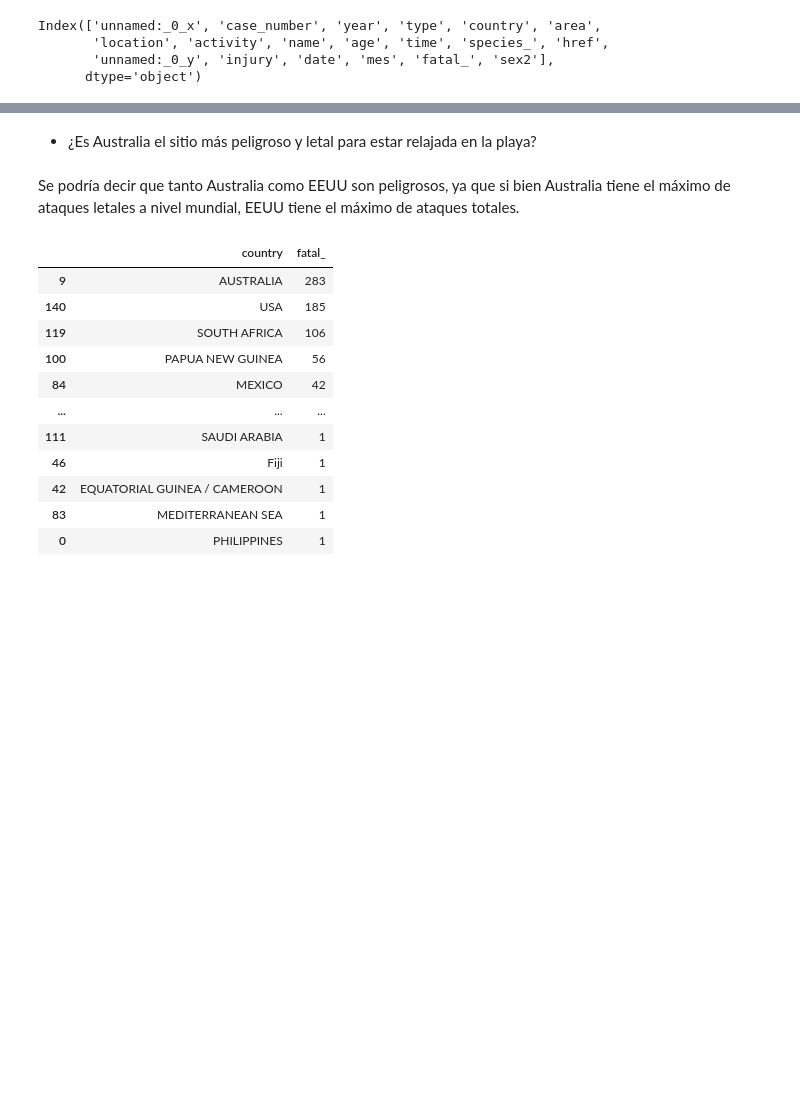
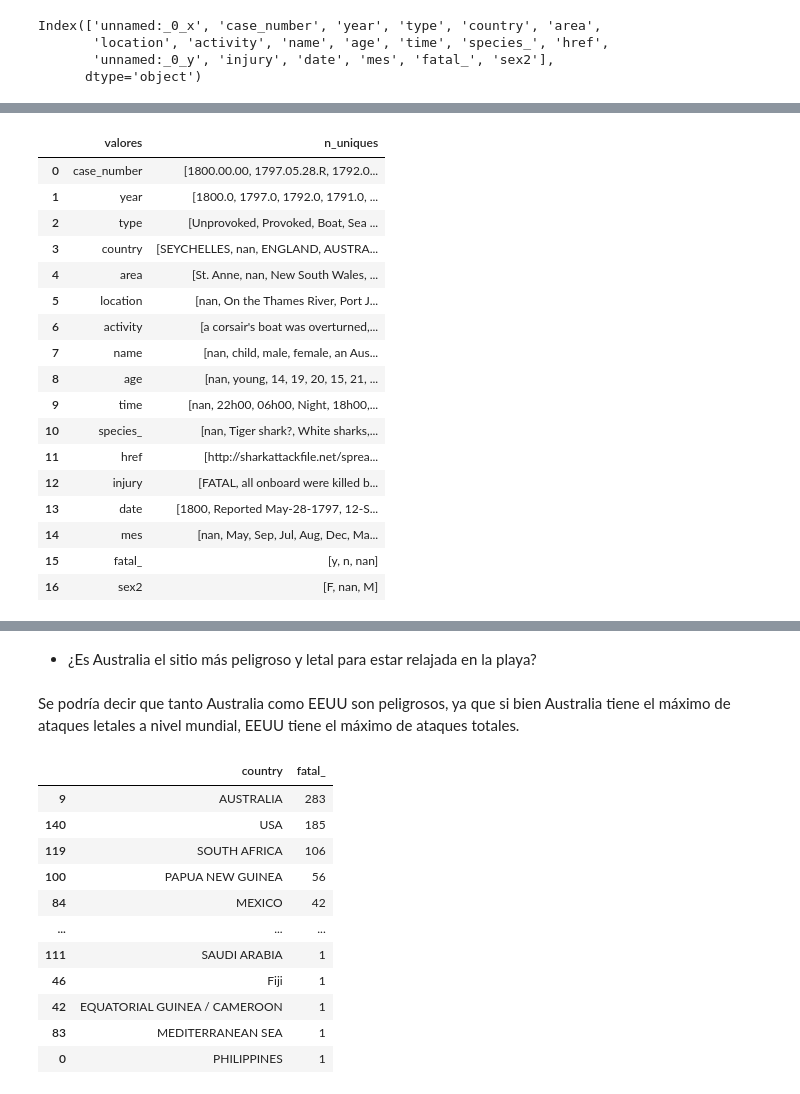
Before and after one commit to Adalab/DA-promo-b-modulo-2-sprint-2-Natalia-Ana, a Jupyter notebook: EDA/pair-programming-EDA-I/pair-programming-1-EDA-I.ipynb, the cells around one changed output, grey strips where cells are left out. Cells and saved outputs as stored; diff of their text form; code cells hidden in the pictures; blank space fills up the shorter version.

```diff
--- a/EDA/pair-programming-EDA-I/pair-programming-1-EDA-I.ipynb
+++ b/EDA/pair-programming-EDA-I/pair-programming-1-EDA-I.ipynb
@@ -60,0 +153,3 @@ df.head(2)
+# %%
+columnas = list(df.columns)
+columnas
@@ -60,0 +174,32 @@ df.head(2)
+# %%
+valores_unicos = {'valores': [], 'n_uniques': []}
+
+
+
+for i in columnas:
+
+        valores_unicos['valores'].append(i)
+
+        valores_unicos['n_uniques'].append(list(df[i].unique()))
+
+df_unicos = pd.DataFrame(valores_unicos)
+df_unicos
+# %% [output]
+|  | valores | n_uniques |
+| 0 | case_number | [1800.00.00, 1797.05.28.R, 1792.0... |
+| 1 | year | [1800.0, 1797.0, 1792.0, 1791.0, ... |
+| 2 | type | [Unprovoked, Provoked, Boat, Sea ... |
+| 3 | country | [SEYCHELLES, nan, ENGLAND, AUSTRA... |
+| 4 | area | [St. Anne, nan, New South Wales, ... |
+| 5 | location | [nan, On the Thames River, Port J... |
+| 6 | activity | [a corsair's boat was overturned,... |
+| 7 | name | [nan, child, male, female, an Aus... |
+| 8 | age | [nan, young, 14, 19, 20, 15, 21, ... |
+| 9 | time | [nan, 22h00, 06h00, Night, 18h00,... |
+| 10 | species_ | [nan, Tiger shark?, White sharks,... |
+| 11 | href | [http://sharkattackfile.net/sprea... |
+| 12 | injury | [FATAL, all onboard were killed b... |
+| 13 | date | [1800, Reported May-28-1797, 12-S... |
+| 14 | mes | [nan, May, Sep, Jul, Aug, Dec, Ma... |
+| 15 | fatal_ | [y, n, nan] |
+| 16 | sex2 | [F, nan, M] |
```
Also changed, not shown: parts of 26 cells of this notebook, 2 other files.
